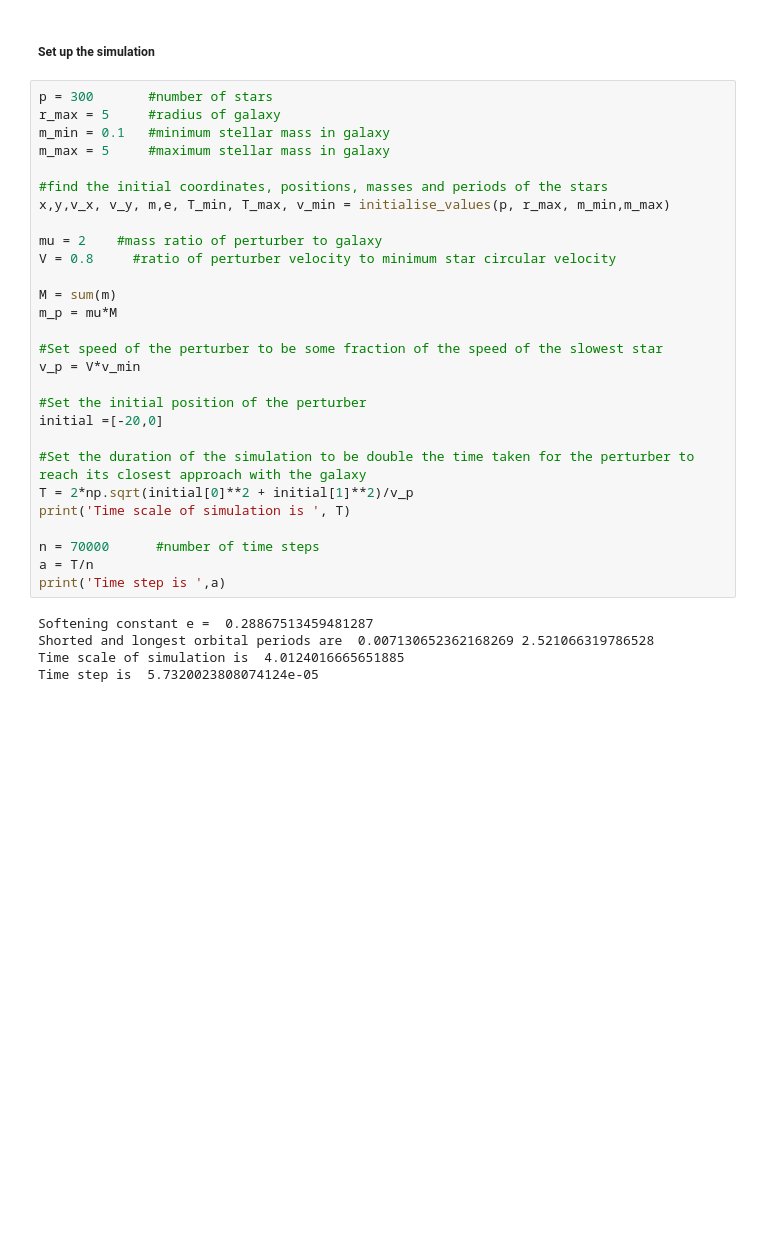
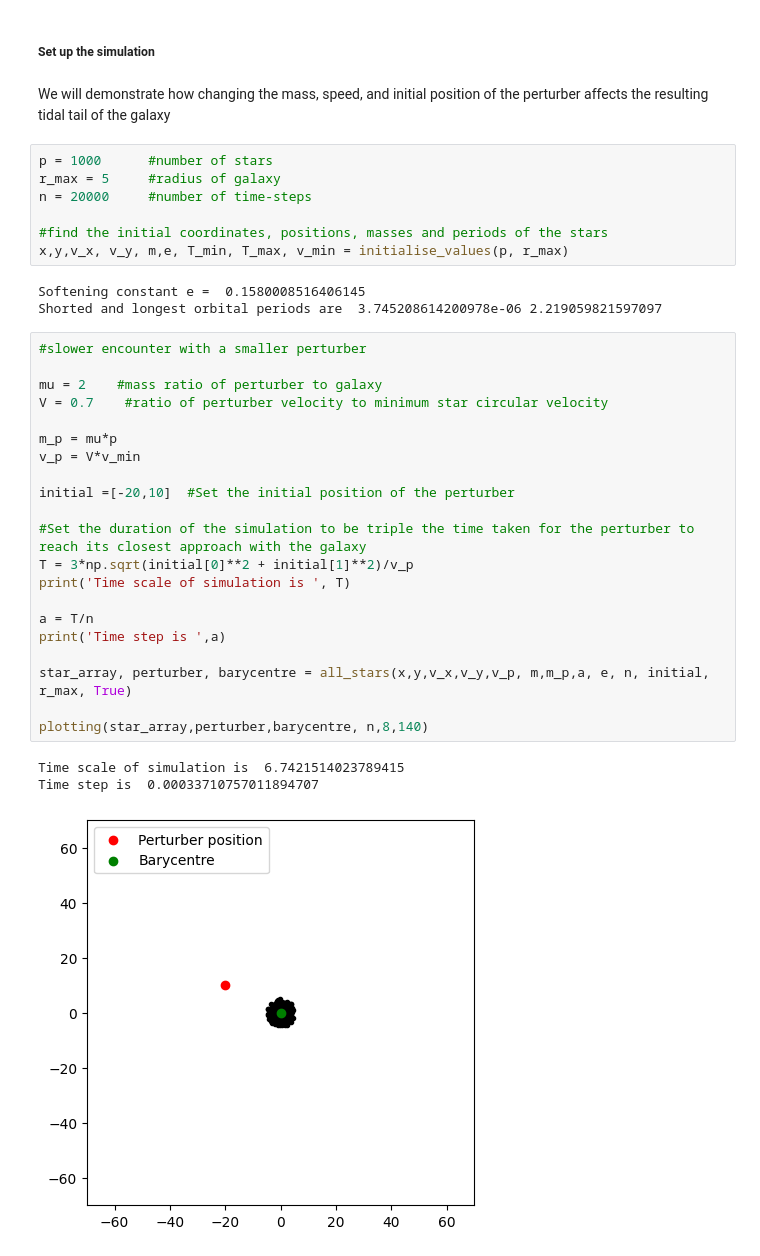
Before and after one commit to Emma-keaveney/Three-Body_Problem, a Jupyter notebook: simple_perturber.ipynb, the cells around one changed output. Drawn from its saved outputs; the diff is of its cells as text; blank space fills up the shorter version.

```diff
--- a/simple_perturber.ipynb
+++ b/simple_perturber.ipynb
@@ -275,35 +282,39 @@ def plotting(stars, perturber, barycentre, n,c,b):
 # %% [markdown]
 ##### Set up the simulation
+# %% [markdown]
+We will demonstrate how changing the mass, speed, and initial position of the perturber affects the resulting tidal tail of the galaxy
 # %%
-p = 300       #number of stars
+p = 1000      #number of stars
 r_max = 5     #radius of galaxy
-m_min = 0.1   #minimum stellar mass in galaxy
-m_max = 5     #maximum stellar mass in galaxy
+n = 20000     #number of time-steps
 
 #find the initial coordinates, positions, masses and periods of the stars
-x,y,v_x, v_y, m,e, T_min, T_max, v_min = initialise_values(p, r_max, m_min,m_max)
-
-mu = 2    #mass ratio of perturber to galaxy
-V = 0.8     #ratio of perturber velocity to minimum star circular velocity
-
-M = sum(m)
-m_p = mu*M
-
-#Set speed of the perturber to be some fraction of the speed of the slowest star
-v_p = V*v_min
-
-#Set the initial position of the perturber
-initial =[-20,0]
-
-#Set the duration of the simulation to be double the time taken for the perturber to reach its closest approach with the galaxy
-T = 2*np.sqrt(initial[0]**2 + initial[1]**2)/v_p
-print('Time scale of simulation is ', T)
-
-n = 70000      #number of time steps
-a = T/n
-print('Time step is ',a)
+x,y,v_x, v_y, m,e, T_min, T_max, v_min = initialise_values(p, r_max)
 # %% [output]
-Softening constant e =  0.28867513459481287
-Shorted and longest orbital periods are  0.007130652362168269 2.521066319786528
-Time scale of simulation is  4.0124016665651885
-Time step is  5.7320023808074124e-05
+Softening constant e =  0.1580008516406145
+Shorted and longest orbital periods are  3.745208614200978e-06 2.219059821597097
+# %%
+#slower encounter with a smaller perturber
+
+mu = 2    #mass ratio of perturber to galaxy
+V = 0.7    #ratio of perturber velocity to minimum star circular velocity
+
+m_p = mu*p
+v_p = V*v_min
+
+initial =[-20,10]  #Set the initial position of the perturber
+
+#Set the duration of the simulation to be triple the time taken for the perturber to reach its closest approach with the galaxy
+T = 3*np.sqrt(initial[0]**2 + initial[1]**2)/v_p
+print('Time scale of simulation is ', T)
+
+a = T/n
+print('Time step is ',a)
+
+star_array, perturber, barycentre = all_stars(x,y,v_x,v_y,v_p, m,m_p,a, e, n, initial, r_max, True)
+
+plotting(star_array,perturber,barycentre, n,8,140)
+# %% [output]
+Time scale of simulation is  6.7421514023789415
+Time step is  0.00033710757011894707
+[figure, added]
```
Also changed, not shown: parts of 4 cells of this notebook.
